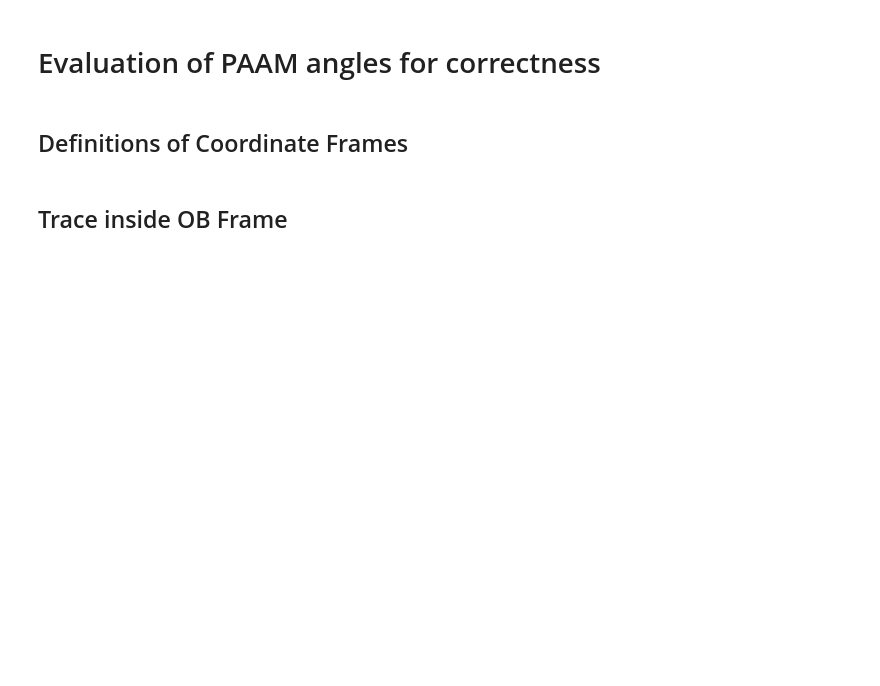
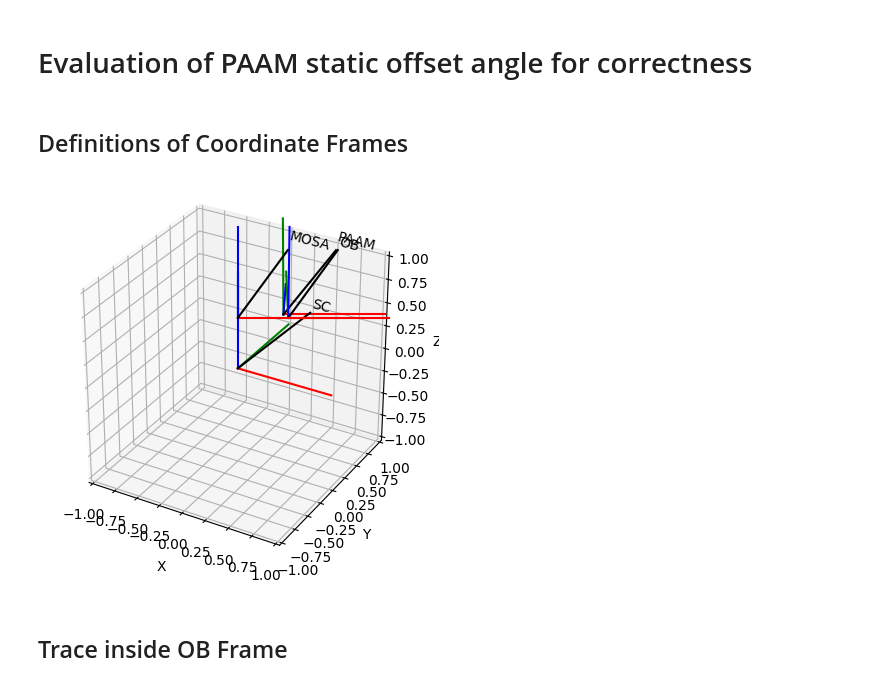
Before and after one commit to eliasbreunig/PAA_analysis, a Jupyter notebook: paa_angles.ipynb, the cells around one changed output. Cells and saved outputs as stored; diff of their text form; code cells hidden in the pictures; blank space fills up the shorter version.

```diff
--- a/paa_angles.ipynb
+++ b/paa_angles.ipynb
@@ -1,5 +1,5 @@
 # %% [markdown]
-# Evaluation of PAAM angles for correctness
+# Evaluation of PAAM static offset angle for correctness
 # %%
 import numpy as np
 from matplotlib import pyplot
@@ -19,3 +11,24 @@ paam_static_rotation_OB =  lambda rot: t3d.axangles.axangle2mat([0,-1,-1], rot,
+# %%
+tm = TransformManager()
+
+sc2mosa1 = p3d.transformations.transform_from(p3d.rotations.passive_matrix_from_angle(2, 30./180.*np.pi),[0,-1,0])
+mosa2ob = p3d.transformations.transform_from(p3d.rotations.passive_matrix_from_angle(2, 0.),[-0.5,0,0])
+ob2paam = p3d.transformations.transform_from(p3d.rotations.passive_matrix_from_angle(0, 45./180.*np.pi),[0.05,0,-0.12])
+
+tm.add_transform("SC","MOSA", sc2mosa1)
+tm.add_transform("MOSA","OB", mosa2ob)
+tm.add_transform("OB","PAAM", ob2paam)
+
+# definition of the rotation matrix that rotates the paam mirror normal in the OB frame aroung the paam eta angle
+paam_static_rotation_OB =  lambda rot: t3d.axangles.axangle2mat([0,-1,-1], rot, is_normalized=False)
+
+ax = tm.plot_frames_in("SC", s=1)
+
+pyplot.show()
+
+tm.write_png("test.png")
+# %% [output]
+[figure, added]
 # %% [markdown]
 ## Trace inside OB Frame
 # %%
```
Also changed, not shown: parts of 8 cells of this notebook, 1 other file.
